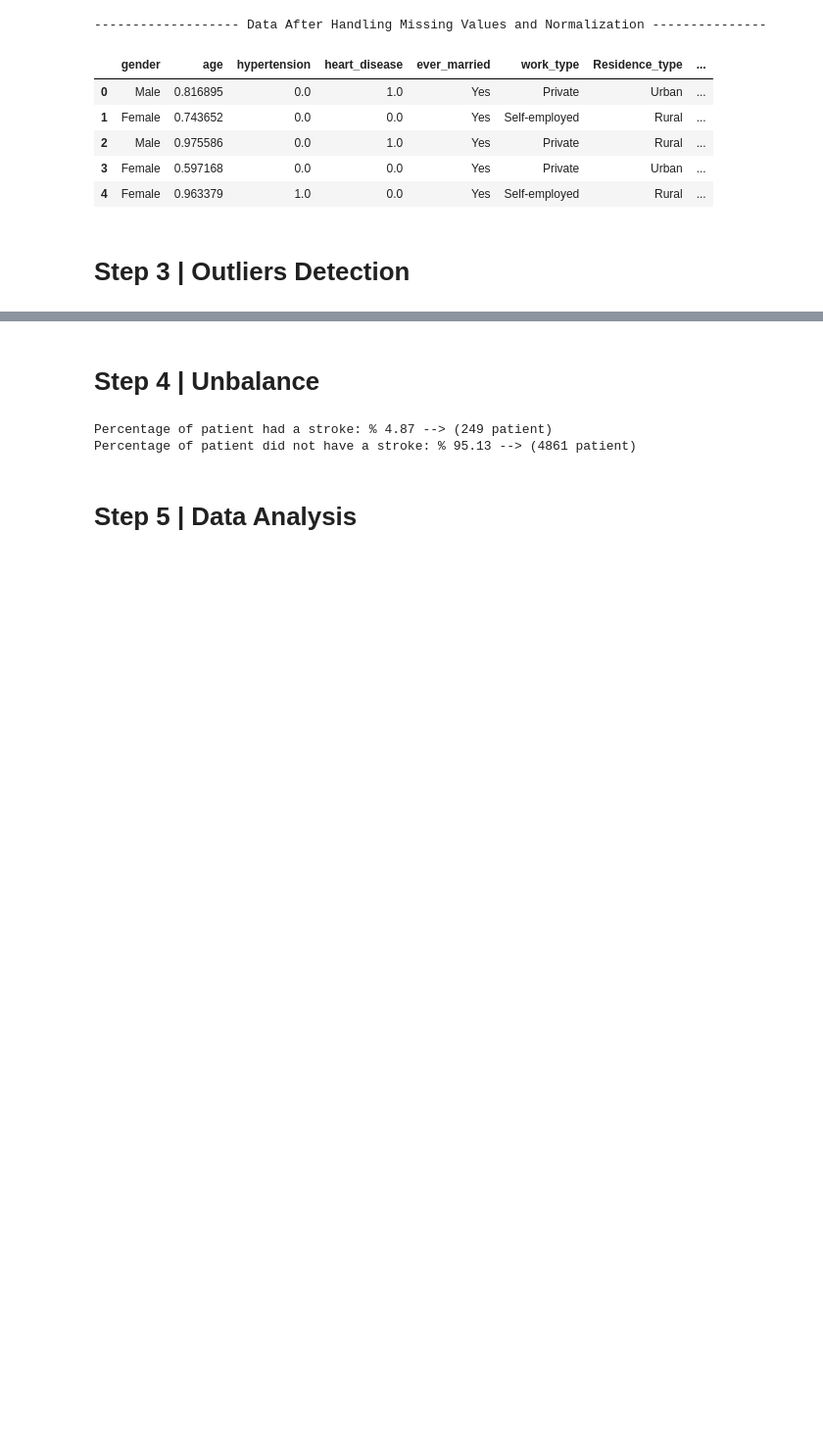
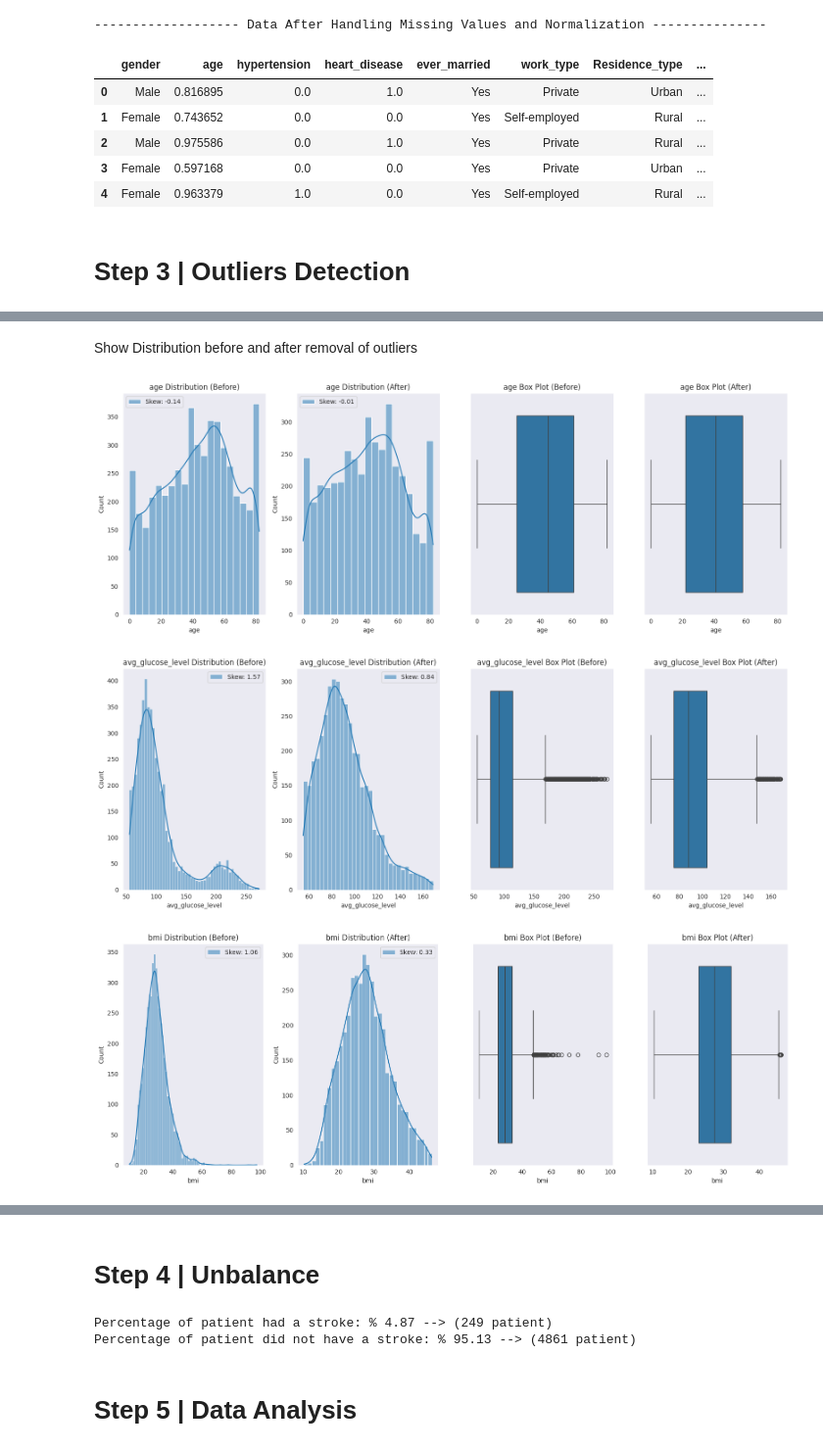
Before and after one commit to YasminaNasser/Stroke-Prediction-Data-Mining, a Jupyter notebook: Stroke_Prediction.ipynb, the cells around one changed output, grey strips where cells are left out. Shown at 98% size. Drawn from its saved outputs; the diff is of its cells as text; code cells hidden in the pictures; blank space fills up the shorter version.

Commit message:
Re structuring of outliers part

```diff
--- a/Stroke_Prediction.ipynb
+++ b/Stroke_Prediction.ipynb
@@ -379,0 +441,15 @@ df.head()
+# %%
+# Remove outliers from numerical features
+for column in numerical_features:
+    Q1 = df_copy[column].quantile(0.25)  # First quartile
+    Q3 = df_copy[column].quantile(0.75)  # Third quartile
+    IQR = Q3 - Q1                        # Interquartile range
+    lower_bound = Q1 - 1.5 * IQR         # Lower threshold
+    upper_bound = Q3 + 1.5 * IQR         # Upper threshold
+
+    # Filter out the outliers
+    df_copy = df_copy[(df_copy[column] >= lower_bound) & (df_copy[column] <= upper_bound)]
+
+# Display the cleaned data
+df_copy.reset_index(drop=True, inplace=True)
+df_copy.head()
@@ -379,0 +463,39 @@ df.head()
+# %% [markdown]
+Show Distribution before and after removal of outliers
+# %%
+df = pd.read_csv("/content/healthcare-dataset-stroke-data.csv")
+
+
+df_cleaned = df_copy.copy()
+# Plot distributions and box plots for each numerical feature
+for col in numerical_features:
+    plt.figure(figsize=(16, 6))
+
+    # Distribution plot before outlier removal
+    plt.subplot(141)
+    sns.histplot(df[col], kde=True, label="Skew: " + str(np.round(df[col].skew(), 2)))
+    plt.title(f'{col} Distribution (Before)')
+    plt.legend()
+
+    # Distribution plot after outlier removal
+    plt.subplot(142)
+    sns.histplot(df_cleaned[col], kde=True, label="Skew: " + str(np.round(df_cleaned[col].skew(), 2)))
+    plt.title(f'{col} Distribution (After)')
+    plt.legend()
+
+    # Box plot before outlier removal
+    plt.subplot(143)
+    sns.boxplot(x=df[col])
+    plt.title(f'{col} Box Plot (Before)')
+
+    # Box plot after outlier removal
+    plt.subplot(144)
+    sns.boxplot(x=df_cleaned[col])
+    plt.title(f'{col} Box Plot (After)')
+
+    plt.tight_layout()
+    plt.show()
+# %% [output]
+[figure, added]
+[figure, added]
+[figure, added]
```
Also changed, not shown: parts of 13 cells of this notebook.
